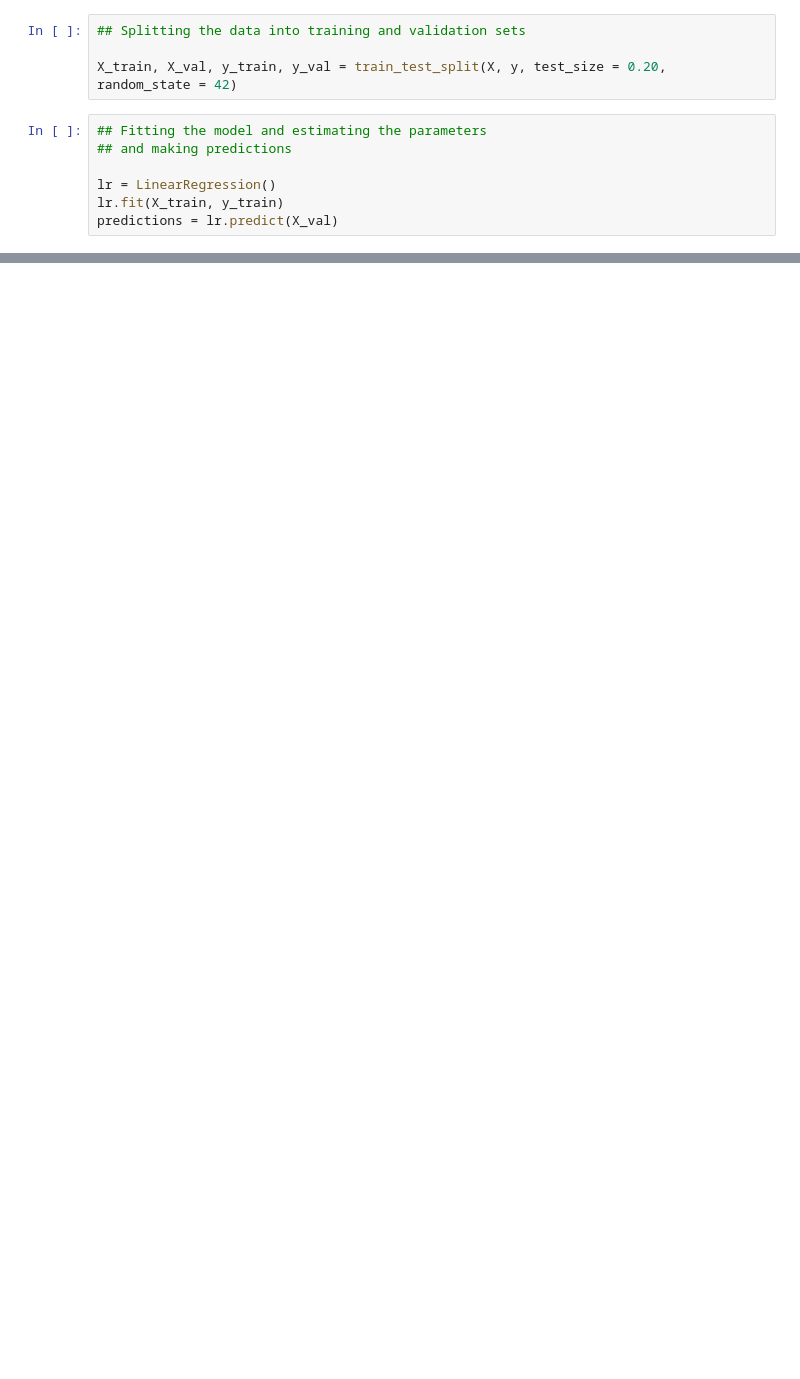
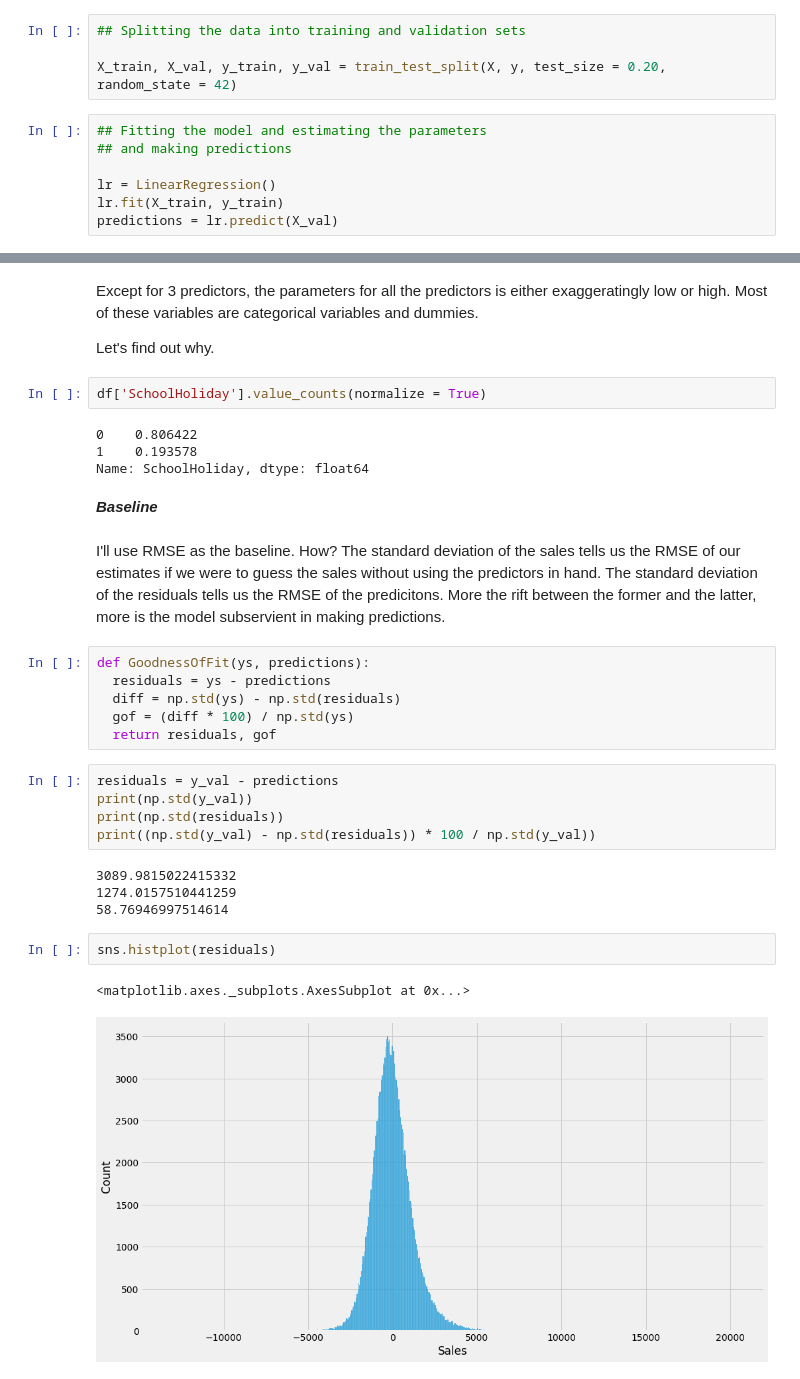
Before and after one commit to ritiknayakzz/Rossmann-Sales-Prediction-Regression-Project, a Jupyter notebook: Regression_Capstone_Project_(Rossmann_Sales_Prediction)_Ritik_Prakash_Nayak.ipynb, the cells around one changed output, grey strips where cells are left out. Saved outputs shown, nothing was run; the diff lists cells and outputs as text; blank space fills up the shorter version.

```diff
--- a/Regression_Capstone_Project_(Rossmann_Sales_Prediction)_Ritik_Prakash_Nayak.ipynb
+++ b/Regression_Capstone_Project_(Rossmann_Sales_Prediction)_Ritik_Prakash_Nayak.ipynb
@@ -1460,0 +1498,34 @@ pd.DataFrame({'Columns' : X.columns, 'Coefficients' : lr.coef_})
+# %% [markdown]
+Except for 3 predictors, the parameters for all the predictors is either exaggeratingly low or high. Most of these variables are categorical variables and dummies.
+
+Let's find out why.
+# %%
+df['SchoolHoliday'].value_counts(normalize = True)
+# %% [output]
+0    0.806422
+1    0.193578
+Name: SchoolHoliday, dtype: float64
+# %% [markdown]
+***Baseline***
+# %% [markdown]
+I'll use RMSE as the baseline. How? The standard deviation of the sales tells us the RMSE of our estimates if we were to guess the sales without using the predictors in hand. The standard deviation of the residuals tells us the RMSE of the predicitons. More the rift between the former and the latter, more is the model subservient in making predictions.
+# %%
+def GoodnessOfFit(ys, predictions):
+  residuals = ys - predictions
+  diff = np.std(ys) - np.std(residuals)
+  gof = (diff * 100) / np.std(ys)
+  return residuals, gof
+# %%
+residuals = y_val - predictions
+print(np.std(y_val))
+print(np.std(residuals))
+print((np.std(y_val) - np.std(residuals)) * 100 / np.std(y_val))
+# %% [output]
+3089.9815022415332
+1274.0157510441259
+58.76946997514614
+# %%
+sns.histplot(residuals)
+# %% [output]
+<matplotlib.axes._subplots.AxesSubplot at 0x...>
+[figure, added]
```
Also changed, not shown: parts of 23 cells of this notebook.
